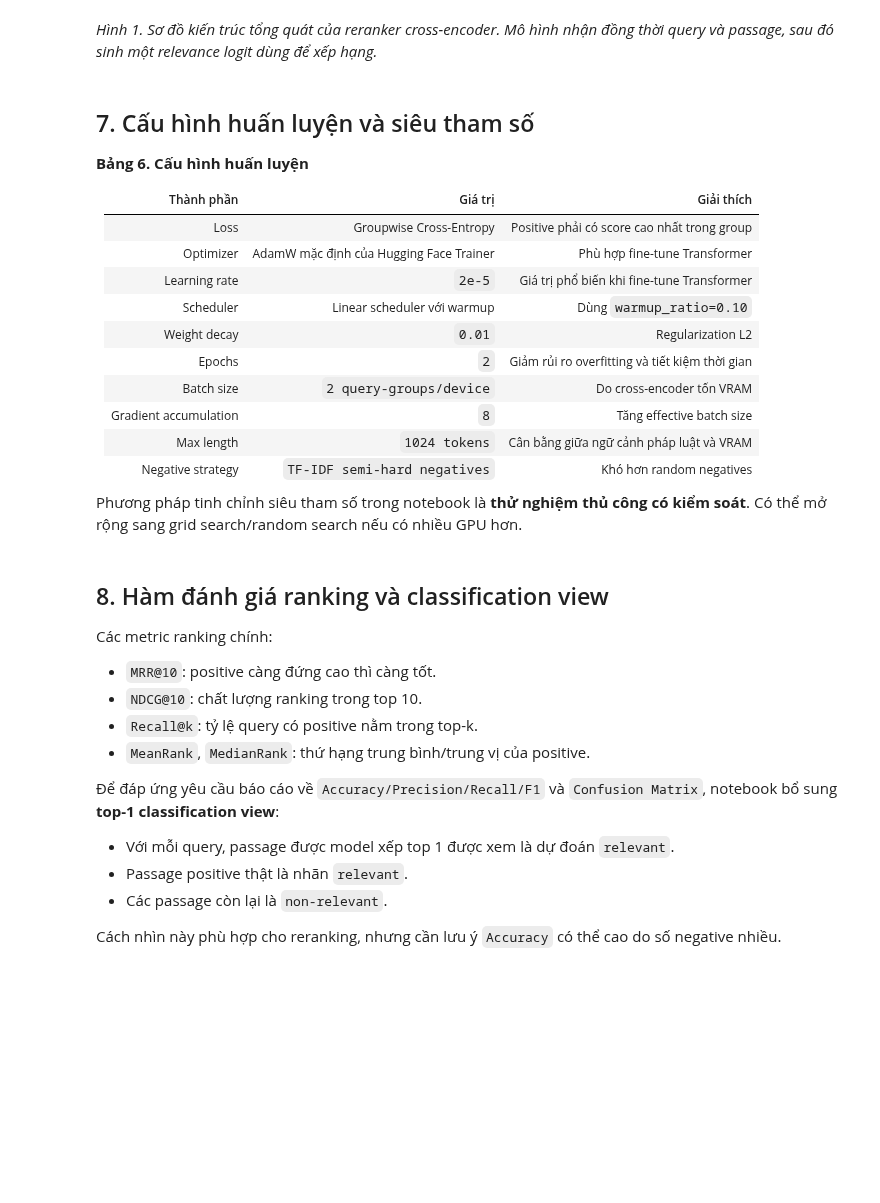
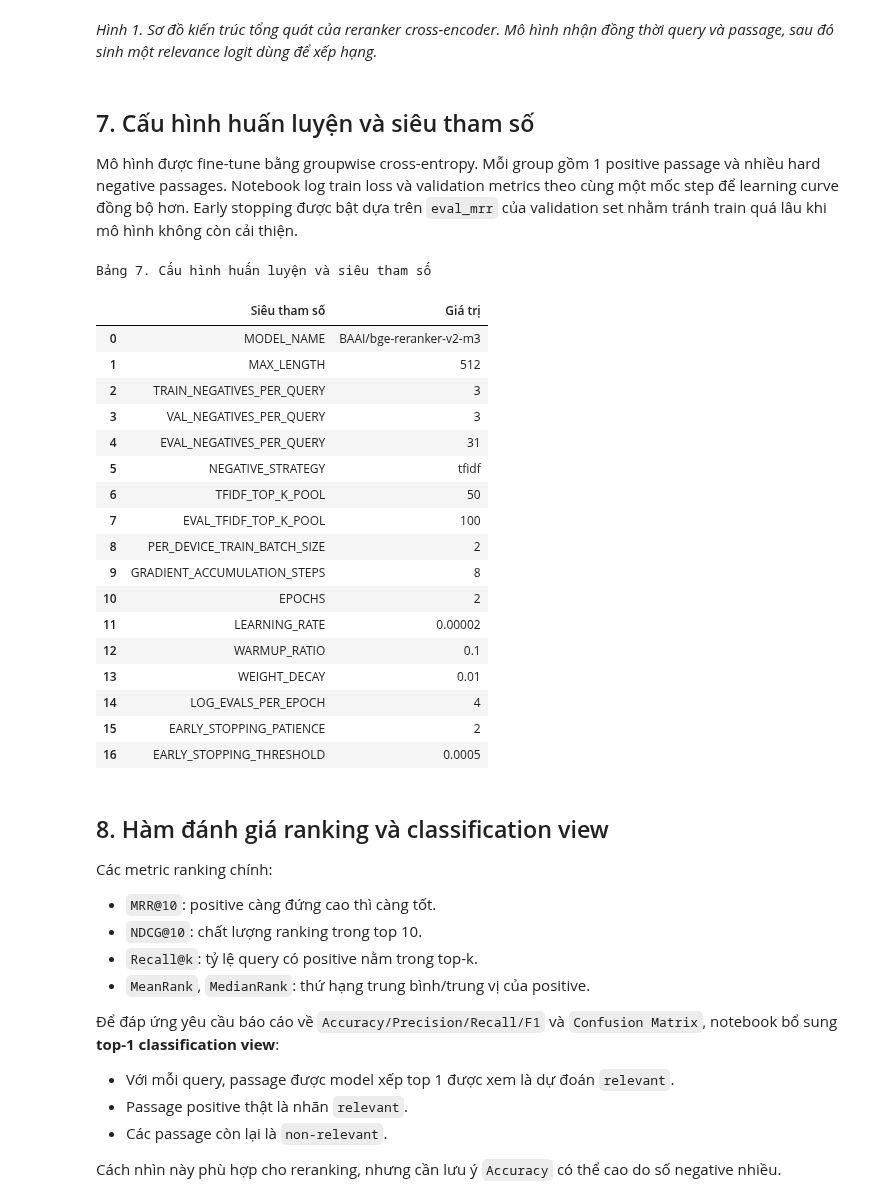
Before and after one commit to cyhapun/Vietnam-Legal-QA-System, a Jupyter notebook: fine-tuning/reranking/notebooks/reranker_bge_v2_m3_finetuning.ipynb, the cells around one changed output. Cells and saved outputs as stored; diff of their text form; code cells hidden in the pictures; blank space fills up the shorter version.

```diff
--- a/fine-tuning/reranking/notebooks/reranker_bge_v2_m3_finetuning.ipynb
+++ b/fine-tuning/reranking/notebooks/reranker_bge_v2_m3_finetuning.ipynb
@@ -707,38 +898,50 @@ draw_architecture_diagram()
 # %% [markdown]
 ## 7. Cấu hình huấn luyện và siêu tham số
 
-**Bảng 6. Cấu hình huấn luyện**
-
-| Thành phần | Giá trị | Giải thích |
-|---|---|---|
-| Loss | Groupwise Cross-Entropy | Positive phải có score cao nhất trong group |
-| Optimizer | AdamW mặc định của Hugging Face Trainer | Phù hợp fine-tune Transformer |
-| Learning rate | `2e-5` | Giá trị phổ biến khi fine-tune Transformer |
-| Scheduler | Linear scheduler với warmup | Dùng `warmup_ratio=0.10` |
-| Weight decay | `0.01` | Regularization L2 |
-| Epochs | `2` | Giảm rủi ro overfitting và tiết kiệm thời gian |
-| Batch size | `2 query-groups/device` | Do cross-encoder tốn VRAM |
-| Gradient accumulation | `8` | Tăng effective batch size |
-| Max length | `1024 tokens` | Cân bằng giữa ngữ cảnh pháp luật và VRAM |
-| Negative strategy | `TF-IDF semi-hard negatives` | Khó hơn random negatives |
-
-Phương pháp tinh chỉnh siêu tham số trong notebook là **thử nghiệm thủ công có kiểm soát**. Có thể mở rộng sang grid search/random search nếu có nhiều GPU hơn.
+Mô hình được fine-tune bằng groupwise cross-entropy. Mỗi group gồm 1 positive passage và nhiều hard negative passages. Notebook log train loss và validation metrics theo cùng một mốc step để learning curve đồng bộ hơn. Early stopping được bật dựa trên `eval_mrr` của validation set nhằm tránh train quá lâu khi mô hình không còn cải thiện.
 # %%
 hyperparam_table = pd.DataFrame([
     {"Siêu tham số": "MODEL_NAME", "Giá trị": MODEL_NAME},
     {"Siêu tham số": "MAX_LENGTH", "Giá trị": MAX_LENGTH},
     {"Siêu tham số": "TRAIN_NEGATIVES_PER_QUERY", "Giá trị": TRAIN_NEGATIVES_PER_QUERY},
+    {"Siêu tham số": "VAL_NEGATIVES_PER_QUERY", "Giá trị": VAL_NEGATIVES_PER_QUERY},
+    {"Siêu tham số": "EVAL_NEGATIVES_PER_QUERY", "Giá trị": EVAL_NEGATIVES_PER_QUERY},
+    {"Siêu tham số": "NEGATIVE_STRATEGY", "Giá trị": NEGATIVE_STRATEGY},
+    {"Siêu tham số": "TFIDF_TOP_K_POOL", "Giá trị": TFIDF_TOP_K_POOL},
+    {"Siêu tham số": "EVAL_TFIDF_TOP_K_POOL", "Giá trị": EVAL_TFIDF_TOP_K_POOL},
     {"Siêu tham số": "PER_DEVICE_TRAIN_BATCH_SIZE", "Giá trị": PER_DEVICE_TRAIN_BATCH_SIZE},
     {"Siêu tham số": "GRADIENT_ACCUMULATION_STEPS", "Giá trị": GRADIENT_ACCUMULATION_STEPS},
     {"Siêu tham số": "EPOCHS", "Giá trị": EPOCHS},
     {"Siêu tham số": "LEARNING_RATE", "Giá trị": LEARNING_RATE},
     {"Siêu tham số": "WARMUP_RATIO", "Giá trị": WARMUP_RATIO},
     {"Siêu tham số": "WEIGHT_DECAY", "Giá trị": WEIGHT_DECAY},
-    {"Siêu tham số": "NEGATIVE_STRATEGY", "Giá trị": NEGATIVE_STRATEGY},
-    {"Siêu tham số": "TFIDF_TOP_K_POOL", "Giá trị": TFIDF_TOP_K_POOL},
+    {"Siêu tham số": "LOG_EVALS_PER_EPOCH", "Giá trị": LOG_EVALS_PER_EPOCH},
+    {"Siêu tham số": "EARLY_STOPPING_PATIENCE", "Giá trị": EARLY_STOPPING_PATIENCE},
+    {"Siêu tham số": "EARLY_STOPPING_THRESHOLD", "Giá trị": EARLY_STOPPING_THRESHOLD},
 ])
-print("Bảng 7. Danh sách siêu tham số chính")
+
+print("Bảng 7. Cấu hình huấn luyện và siêu tham số")
 display(hyperparam_table)
+# %% [output]
+Bảng 7. Cấu hình huấn luyện và siêu tham số
+|  | Siêu tham số | Giá trị |
+| 0 | MODEL_NAME | BAAI/bge-reranker-v2-m3 |
+| 1 | MAX_LENGTH | 512 |
+| 2 | TRAIN_NEGATIVES_PER_QUERY | 3 |
+| 3 | VAL_NEGATIVES_PER_QUERY | 3 |
+| 4 | EVAL_NEGATIVES_PER_QUERY | 31 |
+| 5 | NEGATIVE_STRATEGY | tfidf |
+| 6 | TFIDF_TOP_K_POOL | 50 |
+| 7 | EVAL_TFIDF_TOP_K_POOL | 100 |
+| 8 | PER_DEVICE_TRAIN_BATCH_SIZE | 2 |
+| 9 | GRADIENT_ACCUMULATION_STEPS | 8 |
+| 10 | EPOCHS | 2 |
+| 11 | LEARNING_RATE | 0.00002 |
+| 12 | WARMUP_RATIO | 0.1 |
+| 13 | WEIGHT_DECAY | 0.01 |
+| 14 | LOG_EVALS_PER_EPOCH | 4 |
+| 15 | EARLY_STOPPING_PATIENCE | 2 |
+| 16 | EARLY_STOPPING_THRESHOLD | 0.0005 |
 # %% [markdown]
 ## 8. Hàm đánh giá ranking và classification view
 
```
Also changed, not shown: parts of 42 cells of this notebook.
